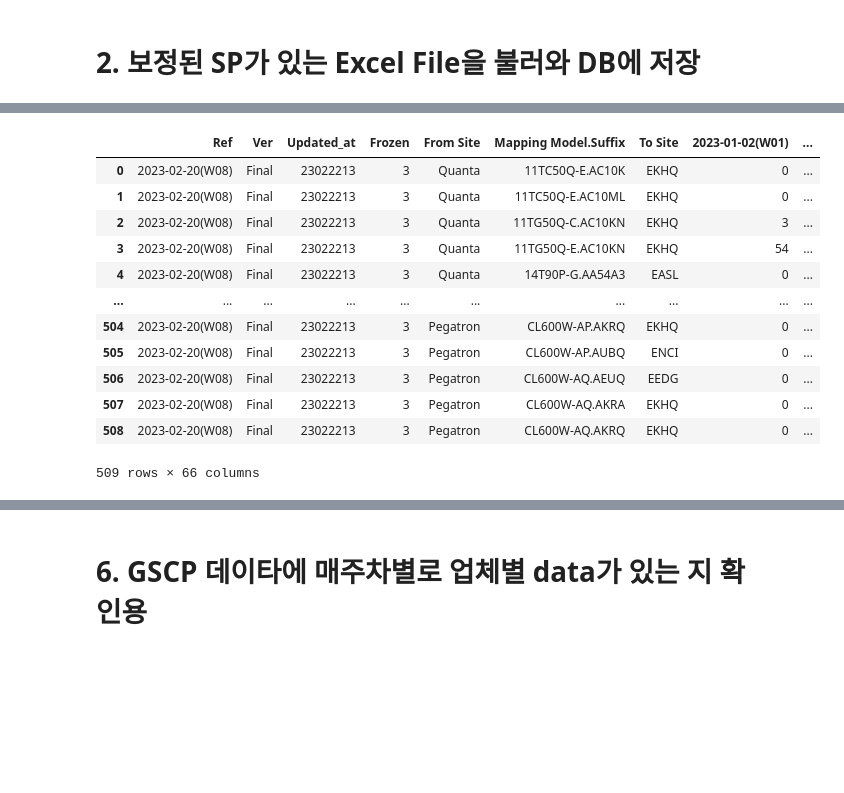
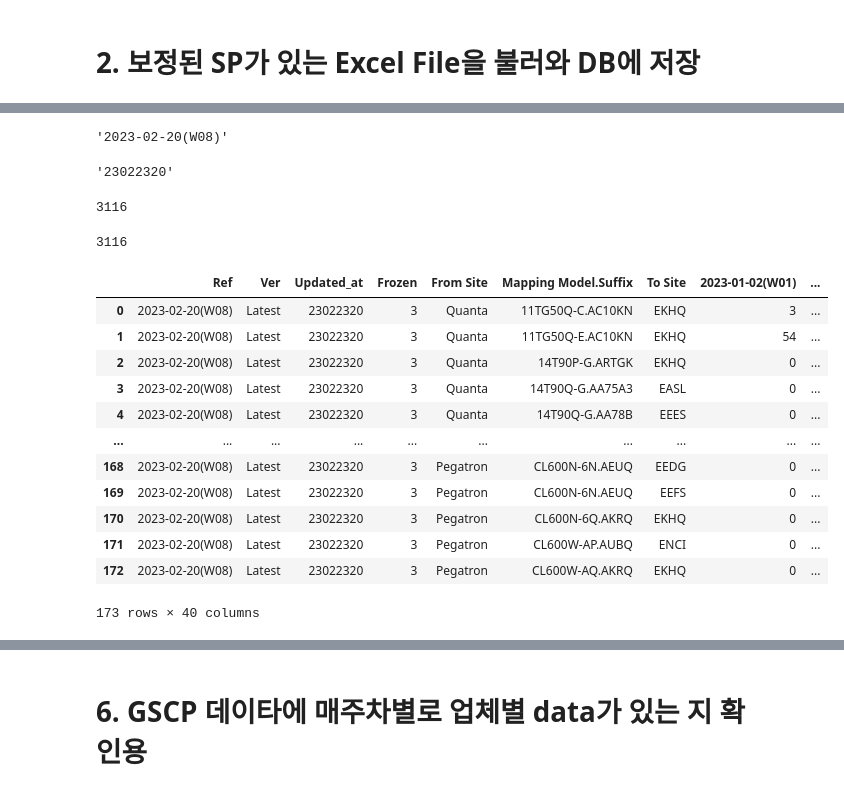
Before and after one commit to JONGMOKLEE76/AutoWork, a Jupyter notebook: [업데이트] GSCP SP.ipynb, the cells around one changed output, grey strips where cells are left out. Drawn from its saved outputs; the diff is of its cells as text; code cells hidden in the pictures; blank space fills up the shorter version.

```diff
--- a/[업데이트] GSCP SP.ipynb
+++ b/[업데이트] GSCP SP.ipynb
@@ -6,7 +6,7 @@ from openpyxl.styles import Alignment
 # %% [markdown]
 # 변수 셋팅
 # %%
-ver = 'Final'
+ver = 'Latest'
 today = datetime.date.today()
 frozen = 3
 vendor_list = ['Quanta', 'Pegatron']
@@ -72,31 +72,48 @@ gscp_df.pivot_table('To Site', index='From Site', columns=['Ref', 'Ver'], aggfun
+# %%
+gscp_df['Ref'].unique()[-1]
+# %% [output]
+'2023-02-20(W08)'
+# %%
+gscp_df[gscp_df['Ref']==gscp_df['Ref'].unique()[-1]]['Updated_at'].unique()[-1]
+# %% [output]
+'23022320'
+# %%
+gscp_df[(gscp_df['From Site']=='Quanta') & (gscp_df['Ref']==gscp_df['Ref'].unique()[-1]) & (gscp_df['Updated_at']=='23022320')]['2023-02-20(W08)'].sum()
+# %% [output]
+3116
+# %%
+c1 = sp['From Site']=='Quanta'
+sp[c1]['2023-02-20(W08)'].sum()
+# %% [output]
+3116
 # %%
 fname = get_filename()
 update_time = fname.split('_')[-2].split('.')[0]
 # %%
-sp = pd.read_excel(fname, sheet_name='SP Analysis')
+sp = pd.read_excel(fname, sheet_name='abnormal SP list')
 
 sp = sp[sp['Category'] == 'Real_SP']
-sp = sp.drop(columns='Category')
+sp = sp.drop(columns=['Type', 'Category'])
 sp = sp.reset_index(drop=True)
 sp.insert(0, 'Ref', get_weekname(today))
 sp.insert(1, 'Frozen', frozen)
 sp.insert(1, 'Updated_at', update_time)
 sp.insert(1, 'Ver', ver)
 sp
 # %% [output]
 |  | Ref | Ver | Updated_at | Frozen | From Site | Mapping Model.Suffix | To Site | 2023-01-02(W01) | ... |
-| 0 | 2023-02-20(W08) | Final | 23022213 | 3 | Quanta | 11TC50Q-E.AC10K | EKHQ | 0 | ... |
-| 1 | 2023-02-20(W08) | Final | 23022213 | 3 | Quanta | 11TC50Q-E.AC10ML | EKHQ | 0 | ... |
-| 2 | 2023-02-20(W08) | Final | 23022213 | 3 | Quanta | 11TG50Q-C.AC10KN | EKHQ | 3 | ... |
-| 3 | 2023-02-20(W08) | Final | 23022213 | 3 | Quanta | 11TG50Q-E.AC10KN | EKHQ | 54 | ... |
-| 4 | 2023-02-20(W08) | Final | 23022213 | 3 | Quanta | 14T90P-G.AA54A3 | EASL | 0 | ... |
+| 0 | 2023-02-20(W08) | Latest | 23022320 | 3 | Quanta | 11TG50Q-C.AC10KN | EKHQ | 3 | ... |
+| 1 | 2023-02-20(W08) | Latest | 23022320 | 3 | Quanta | 11TG50Q-E.AC10KN | EKHQ | 54 | ... |
+| 2 | 2023-02-20(W08) | Latest | 23022320 | 3 | Quanta | 14T90P-G.ARTGK | EKHQ | 0 | ... |
+| 3 | 2023-02-20(W08) | Latest | 23022320 | 3 | Quanta | 14T90Q-G.AA75A3 | EASL | 0 | ... |
+| 4 | 2023-02-20(W08) | Latest | 23022320 | 3 | Quanta | 14T90Q-G.AA78B | EEES | 0 | ... |
 | ... | ... | ... | ... | ... | ... | ... | ... | ... | ... |
-| 504 | 2023-02-20(W08) | Final | 23022213 | 3 | Pegatron | CL600W-AP.AKRQ | EKHQ | 0 | ... |
-| 505 | 2023-02-20(W08) | Final | 23022213 | 3 | Pegatron | CL600W-AP.AUBQ | ENCI | 0 | ... |
-| 506 | 2023-02-20(W08) | Final | 23022213 | 3 | Pegatron | CL600W-AQ.AEUQ | EEDG | 0 | ... |
-| 507 | 2023-02-20(W08) | Final | 23022213 | 3 | Pegatron | CL600W-AQ.AKRA | EKHQ | 0 | ... |
-| 508 | 2023-02-20(W08) | Final | 23022213 | 3 | Pegatron | CL600W-AQ.AKRQ | EKHQ | 0 | ... |
+| 168 | 2023-02-20(W08) | Latest | 23022320 | 3 | Pegatron | CL600N-6N.AEUQ | EEDG | 0 | ... |
+| 169 | 2023-02-20(W08) | Latest | 23022320 | 3 | Pegatron | CL600N-6N.AEUQ | EEFS | 0 | ... |
+| 170 | 2023-02-20(W08) | Latest | 23022320 | 3 | Pegatron | CL600N-6Q.AKRQ | EKHQ | 0 | ... |
+| 171 | 2023-02-20(W08) | Latest | 23022320 | 3 | Pegatron | CL600W-AP.AUBQ | ENCI | 0 | ... |
+| 172 | 2023-02-20(W08) | Latest | 23022320 | 3 | Pegatron | CL600W-AQ.AKRQ | EKHQ | 0 | ... |
-509 rows × 66 columns
+173 rows × 40 columns
 # %%
 gscp_df = pd.concat([gscp_df, sp])
 gscp_df = gscp_df.fillna(0)
```
Also changed, not shown: parts of 3 cells of this notebook, 2 other files.
